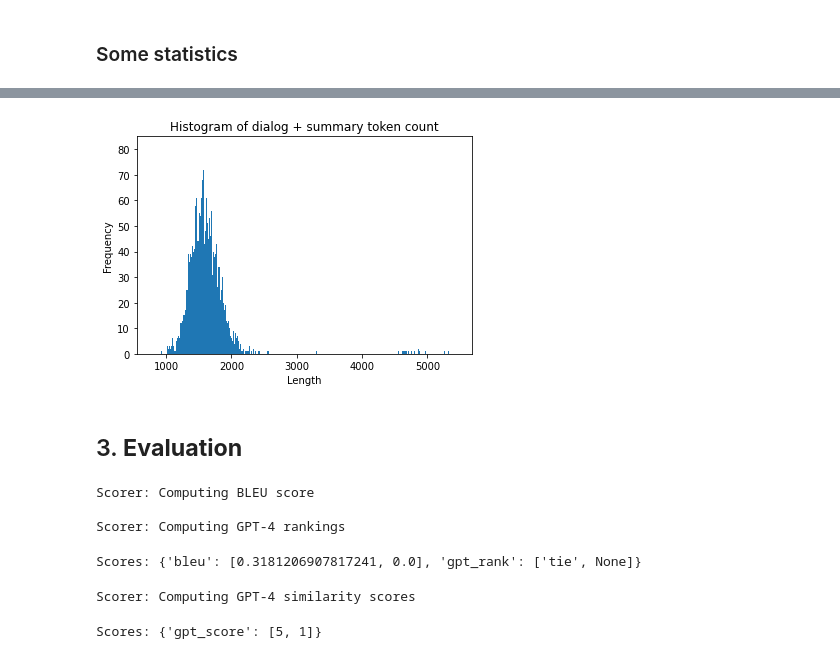
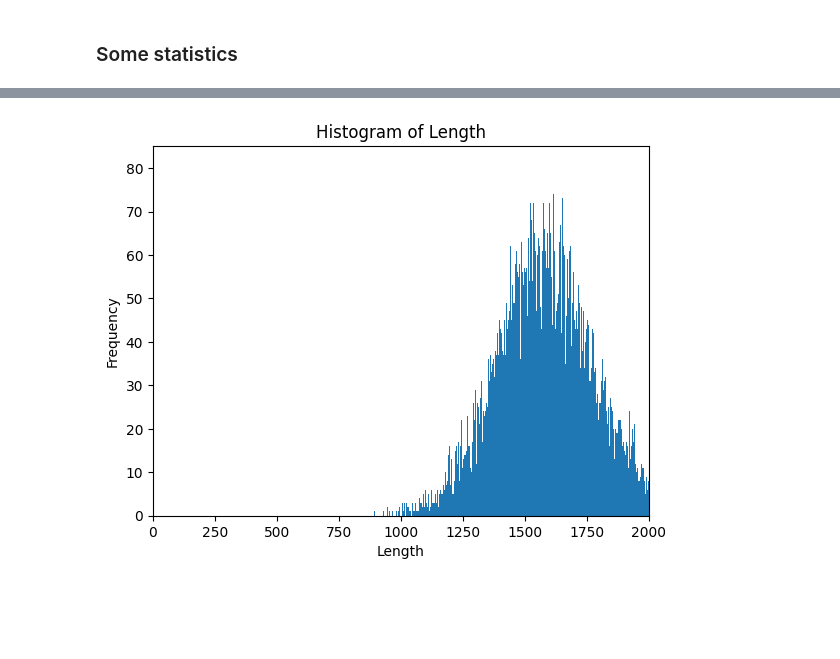
Before and after one commit to EPFL-IC-Make-Team/medinote, a Jupyter notebook: project.ipynb, the cells around one changed output, grey strips where cells are left out. Drawn from its saved outputs; the diff is of its cells as text; code cells hidden in the pictures; blank space fills up the shorter version.

```diff
--- a/project.ipynb
+++ b/project.ipynb
@@ -24,7 +24,8 @@ The combined model then generates the clinical note from the dialogue transcript
 
 from utils.chat import *
 from utils.eval import *
-#from utils.inference import *
+from utils.inference import *
+from utils.data import *
 
 import os
 import re
@@ -33,14 +34,6 @@ import matplotlib.pyplot as plt
 
 %reload_ext autoreload
 %autoreload 2
-
-DATA_DIR = 'data'
-SUMMARIES_DIR = os.path.join(DATA_DIR, 'summaries')
-DIRECT_DIR = os.path.join(DATA_DIR, 'direct')
-SUMMARIZER_DIR = os.path.join(DATA_DIR, 'summarizer')
-GENERATOR_DIR = os.path.join(DATA_DIR, 'generator')
-for dir in [DATA_DIR, SUMMARIES_DIR, DIRECT_DIR, SUMMARIZER_DIR, GENERATOR_DIR]:
-    os.makedirs(dir, exist_ok=True)
 # %% [markdown]
 
 ## 1. **Synthetic patient summaries**
@@ -410,50 +451,0 @@ plt.show()
-# %%
-summarizer_path = os.path.join(SUMMARIZER_DIR, 'summarizer_30K.jsonl')
-summarizer = pd.read_json(summarizer_path, orient='records', lines=True)
-encoder = tiktoken.encoding_for_model('gpt-4')
-summarizer['length'] = summarizer.apply(lambda row: len(encoder.encode(row['prompt']) + encoder.encode(row['gold'])), axis=1)
-plt.hist(summarizer['length'], bins=max(summarizer['length'])-min(summarizer['length'])+1)
-plt.xlabel('Length')
-plt.ylabel('Frequency')
-plt.title('Histogram of dialog + summary token count')
-plt.show()
-# %% [output]
-[figure, removed]
-# %% [markdown]
-## 3. **Evaluation**
-# %%
-scorer = Scorer(score_types=['bleu', 'gpt_rank'], cot=True)
-pairs = [
-    {
-        'gold': 'Hello my name is Antoine. I am a doctor. I am 30 years old.',
-        'pred': 'Hi my name is Britney. I am a surgeon. I am 21 years old.'
-    },
-    {
-        'gold': 'Hello my name is Antoine. I am a surgeon. I am 21 years old.',
-        'pred': 'Hi my name is Britney, but you can call me Natasha. I am 30 years old.'
-    }
-]
-scores = scorer(pairs)
-print('Scores:', scores)
-# %% [output]
-Scorer: Computing BLEU score
-
-Scorer: Computing GPT-4 rankings
-Scores: {'bleu': [0.3181206907817241, 0.0], 'gpt_rank': ['tie', None]}
-# %%
-scorer = Scorer(score_types=['gpt_score'], cot=True)
-pairs = [
-    {
-        'gold': 'Hello my name is Antoine. I am a doctor. I am 30 years old.',
-        'pred': 'Hi my name is Britney. I am a surgeon. I am 21 years old.'
-    },
-    {
-        'gold': 'Hello my name is Antoine. I am a surgeon. I am 21 years old.',
-        'pred': 'Hi my name is Britney, but you can call me Natasha. I am 30 years old.'
-    }
-]
-scores = scorer(pairs)
-print('Scores:', scores)
-# %% [output]
-Scorer: Computing GPT-4 similarity scores
-Scores: {'gpt_score': [5, 1]}
@@ -464,0 +452,4 @@ scores, stats
+# %%
+length_histogram(summarizer_path, keys=['prompt', 'gold'])
+# %% [output]
+[figure, added]
```
Also changed, not shown: parts of 22 cells of this notebook, 5 other files.
